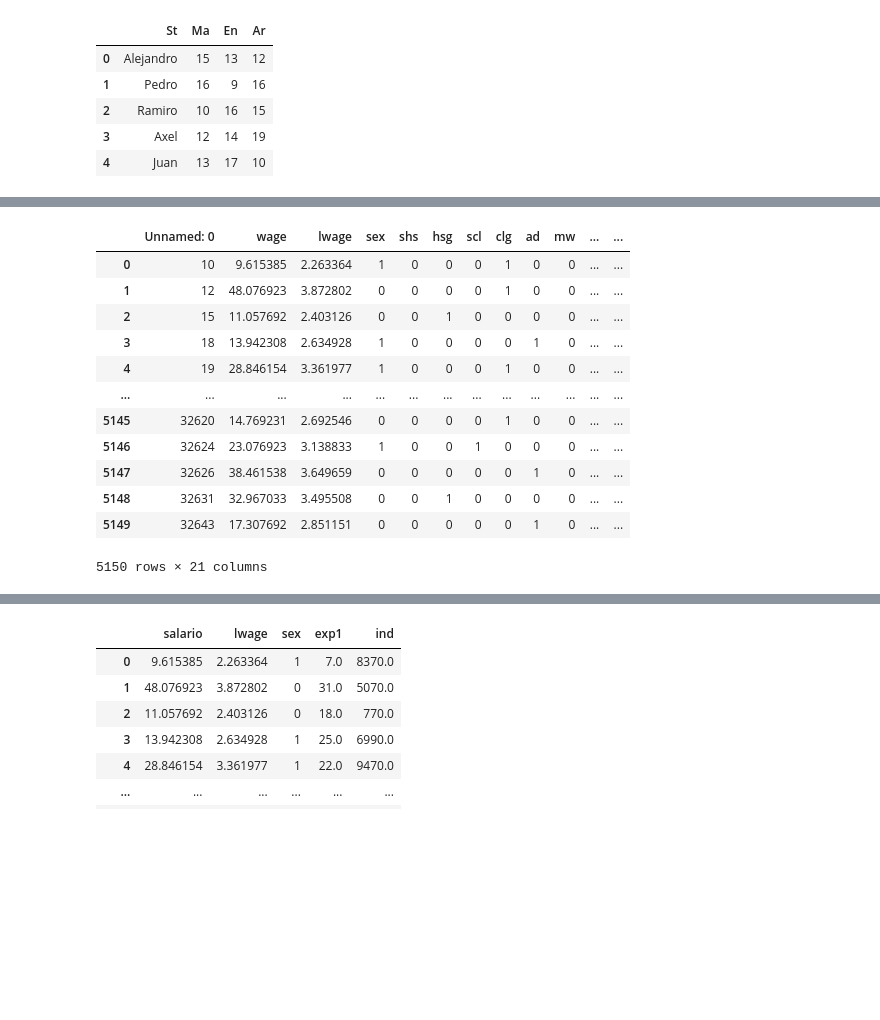
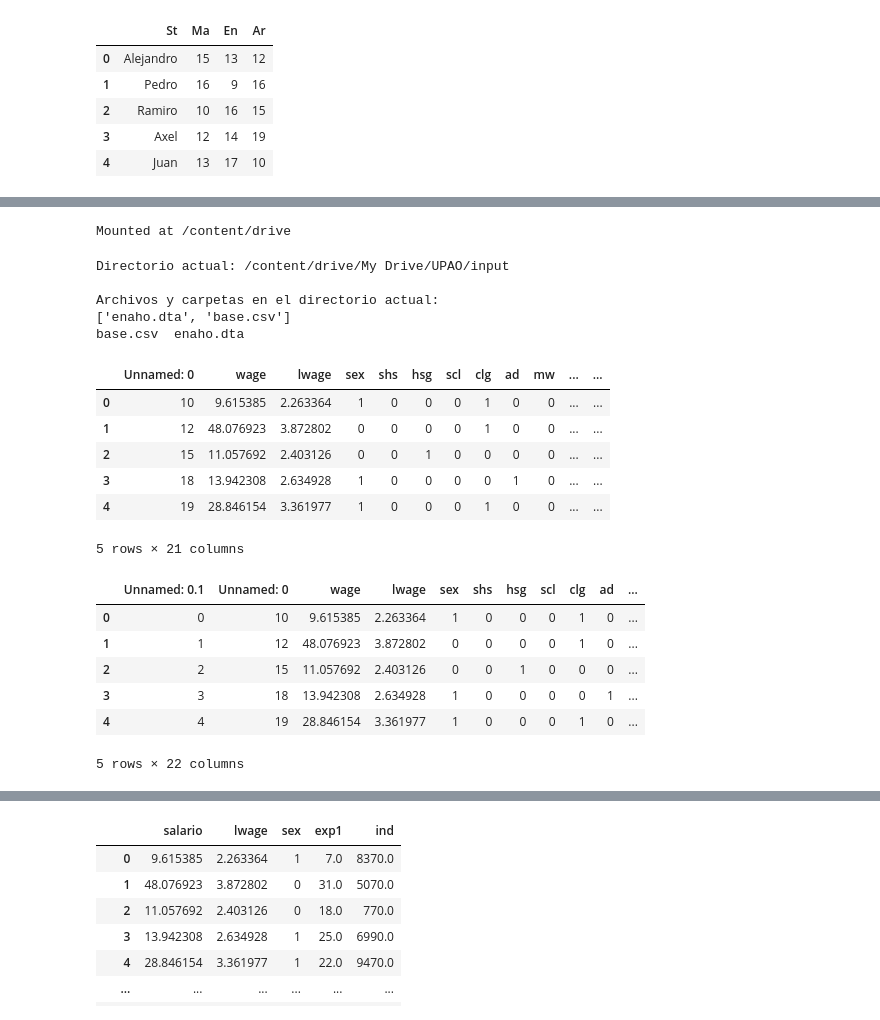
Before and after one commit to JonathanRosasV/PythonBasico2, a Jupyter notebook: Clase_1/python2_clase-1.ipynb, the cells around one changed output, grey strips where cells are left out. Saved outputs shown, nothing was run; the diff lists cells and outputs as text; code cells hidden in the pictures; blank space fills up the shorter version.

```diff
--- a/Clase_1/python2_clase-1.ipynb
+++ b/Clase_1/python2_clase-1.ipynb
@@ -1256,21 +1244,55 @@ base0.head()
+# %%
+# Nos conectamos al Drive
+from google.colab import drive
+drive.mount('/content/drive', force_remount=True)
+# %% [output]
+Mounted at /content/drive
+# %%
+import os
+
+# Cambiar el directorio de trabajo
+os.chdir('/content/drive/My Drive/UPAO/input')
+
+# Mostrar el directorio actual de trabajo
+print("Directorio actual:", os.getcwd())
+
+# Listar todos los archivos y carpetas en el directorio actual
+print("\nArchivos y carpetas en el directorio actual:")
+print(os.listdir())
+
+!ls "/content/drive/My Drive/UPAO/input"
+# %% [output]
+Directorio actual: /content/drive/My Drive/UPAO/input
+
+Archivos y carpetas en el directorio actual:
+['enaho.dta', 'base.csv']
+base.csv  enaho.dta
+# %%
+# Importar archivo Excel
+base0 = pd.read_excel("base1.xlsx", sheet_name = "data")
+
+base0.head()
+# %% [output]
+|  | Unnamed: 0 | wage | lwage | sex | shs | hsg | scl | clg | ad | mw | ... | ... |
+| 0 | 10 | 9.615385 | 2.263364 | 1 | 0 | 0 | 0 | 1 | 0 | 0 | ... | ... |
+| 1 | 12 | 48.076923 | 3.872802 | 0 | 0 | 0 | 0 | 1 | 0 | 0 | ... | ... |
+| 2 | 15 | 11.057692 | 2.403126 | 0 | 0 | 1 | 0 | 0 | 0 | 0 | ... | ... |
+| 3 | 18 | 13.942308 | 2.634928 | 1 | 0 | 0 | 0 | 0 | 1 | 0 | ... | ... |
+| 4 | 19 | 28.846154 | 3.361977 | 1 | 0 | 0 | 0 | 1 | 0 | 0 | ... | ... |
+5 rows × 21 columns
 # %%
+# Importar archivo CSV
+base1 = pd.read_csv("base.csv")
 
-base1 = pd.read_csv( r'./data/base0.csv')
-base1
+base1.head()
 # %% [output]
-|  | Unnamed: 0 | wage | lwage | sex | shs | hsg | scl | clg | ad | mw | ... | ... |
-| 0 | 10 | 9.615385 | 2.263364 | 1 | 0 | 0 | 0 | 1 | 0 | 0 | ... | ... |
-| 1 | 12 | 48.076923 | 3.872802 | 0 | 0 | 0 | 0 | 1 | 0 | 0 | ... | ... |
-| 2 | 15 | 11.057692 | 2.403126 | 0 | 0 | 1 | 0 | 0 | 0 | 0 | ... | ... |
-| 3 | 18 | 13.942308 | 2.634928 | 1 | 0 | 0 | 0 | 0 | 1 | 0 | ... | ... |
-| 4 | 19 | 28.846154 | 3.361977 | 1 | 0 | 0 | 0 | 1 | 0 | 0 | ... | ... |
-| ... | ... | ... | ... | ... | ... | ... | ... | ... | ... | ... | ... | ... |
-| 5145 | 32620 | 14.769231 | 2.692546 | 0 | 0 | 0 | 0 | 1 | 0 | 0 | ... | ... |
-| 5146 | 32624 | 23.076923 | 3.138833 | 1 | 0 | 0 | 1 | 0 | 0 | 0 | ... | ... |
-| 5147 | 32626 | 38.461538 | 3.649659 | 0 | 0 | 0 | 0 | 0 | 1 | 0 | ... | ... |
-| 5148 | 32631 | 32.967033 | 3.495508 | 0 | 0 | 1 | 0 | 0 | 0 | 0 | ... | ... |
-| 5149 | 32643 | 17.307692 | 2.851151 | 0 | 0 | 0 | 0 | 0 | 1 | 0 | ... | ... |
+|  | Unnamed: 0.1 | Unnamed: 0 | wage | lwage | sex | shs | hsg | scl | clg | ad | ... |
+| 0 | 0 | 10 | 9.615385 | 2.263364 | 1 | 0 | 0 | 0 | 1 | 0 | ... |
+| 1 | 1 | 12 | 48.076923 | 3.872802 | 0 | 0 | 0 | 0 | 1 | 0 | ... |
+| 2 | 2 | 15 | 11.057692 | 2.403126 | 0 | 0 | 1 | 0 | 0 | 0 | ... |
+| 3 | 3 | 18 | 13.942308 | 2.634928 | 1 | 0 | 0 | 0 | 0 | 1 | ... |
+| 4 | 4 | 19 | 28.846154 | 3.361977 | 1 | 0 | 0 | 0 | 1 | 0 | ... |
-5150 rows × 21 columns
+5 rows × 22 columns
 # %%
 base1.info()
 #base1.dtypes
```
Also changed, not shown: parts of 62 cells of this notebook.
